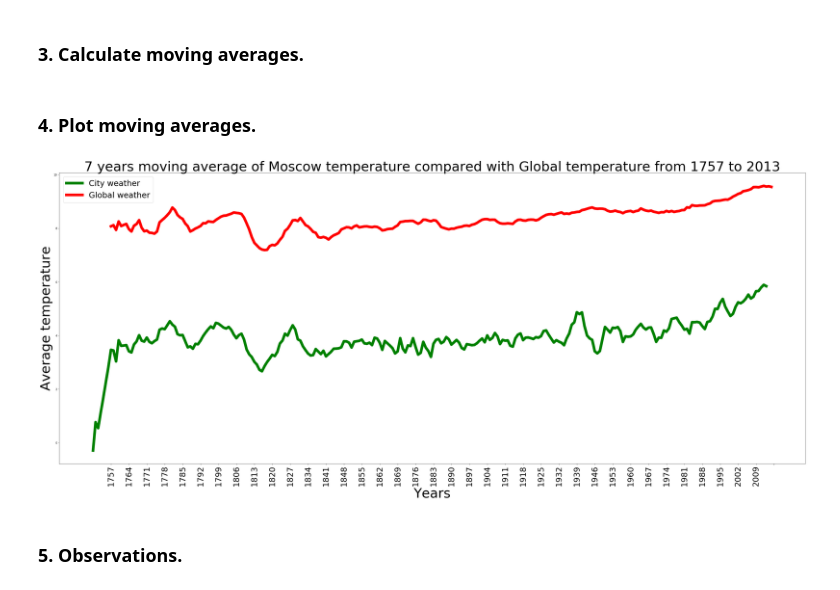
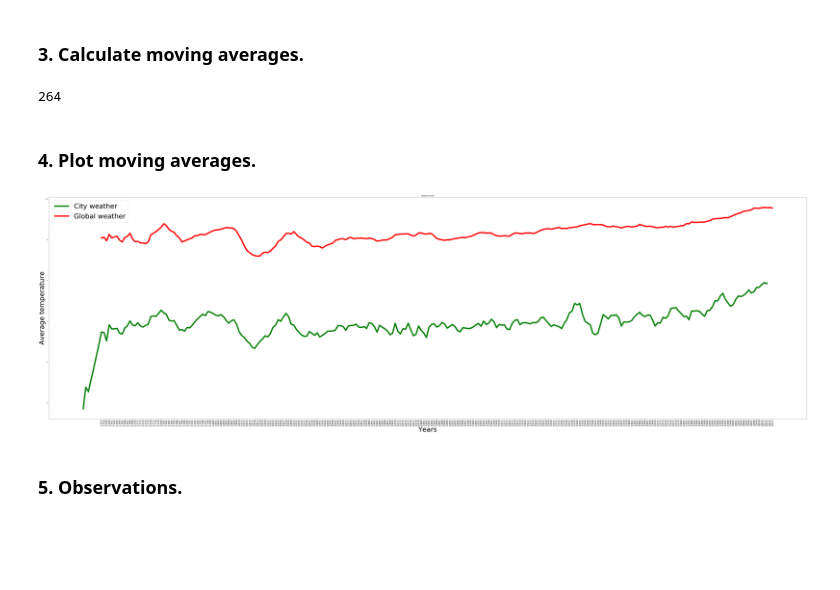
Before and after one commit to bakamoridesu/DAND, a Jupyter notebook: weather_data/weather_trends.ipynb, the cells around one changed output. Drawn from its saved outputs; the diff is of its cells as text; code cells hidden in the pictures; blank space fills up the shorter version.

Commit message:
weather data: final fixes

```diff
--- a/weather_data/weather_trends.ipynb
+++ b/weather_data/weather_trends.ipynb
@@ -48,31 +48,24 @@ moving_avg_temps_global = moving_avg(temps_global, 7)
 
 years_city = years_city[7:]
 years_global = years_global[7:]
-labels_years_global = years_global.copy()
-labels_years_city = years_city.copy()
+# %% [output]
+264
-# %%
-for i in range(len(years_city)):
-    if(i % 7 != 0):
-        years_city[i] = ''
-for i in range(len(years_global)):
-    if(i % 7 != 0):
-        years_global[i] = ''
 # %% [markdown]
 ### 4. Plot moving averages.
 # %%
 import matplotlib.pyplot as plt
 %matplotlib inline
-plt.figure(figsize = (50,20))
-plt.plot(labels_years_city, moving_avg_temps_city, color='g', linewidth=10, label = 'City weather')
-plt.plot(labels_years_global, moving_avg_temps_global, color='r', linewidth=10, label = 'Global weather')
-plt.xticks(years_global, years_global, rotation='vertical', fontsize=30)
+plt.figure(figsize = (100,30))
+plt.plot(years_city, moving_avg_temps_city, color='g', linewidth=10, label = 'City weather')
+plt.plot(years_global, moving_avg_temps_global, color='r', linewidth=10, label = 'Global weather')
+plt.xticks(years_global, years_global, rotation='vertical', fontsize=18)
 plt.xlabel('Years', fontsize=50)
 plt.ylabel('Average temperature', fontsize=50)
-plt.title('7 years moving average of Moscow temperature compared with Global temperature from 1757 to 2013', fontsize=50)
-plt.legend(loc=2, prop={'size': 30})
+plt.title('Weather trends')
+plt.legend(loc=2, prop={'size': 50})
 plt.show()
 # %% [output]
-[figure, old version]
+[figure, new version]
 # %% [markdown]
 ### 5. Observations.
 # %% [markdown]
```
Also changed, not shown: 1 other file.
